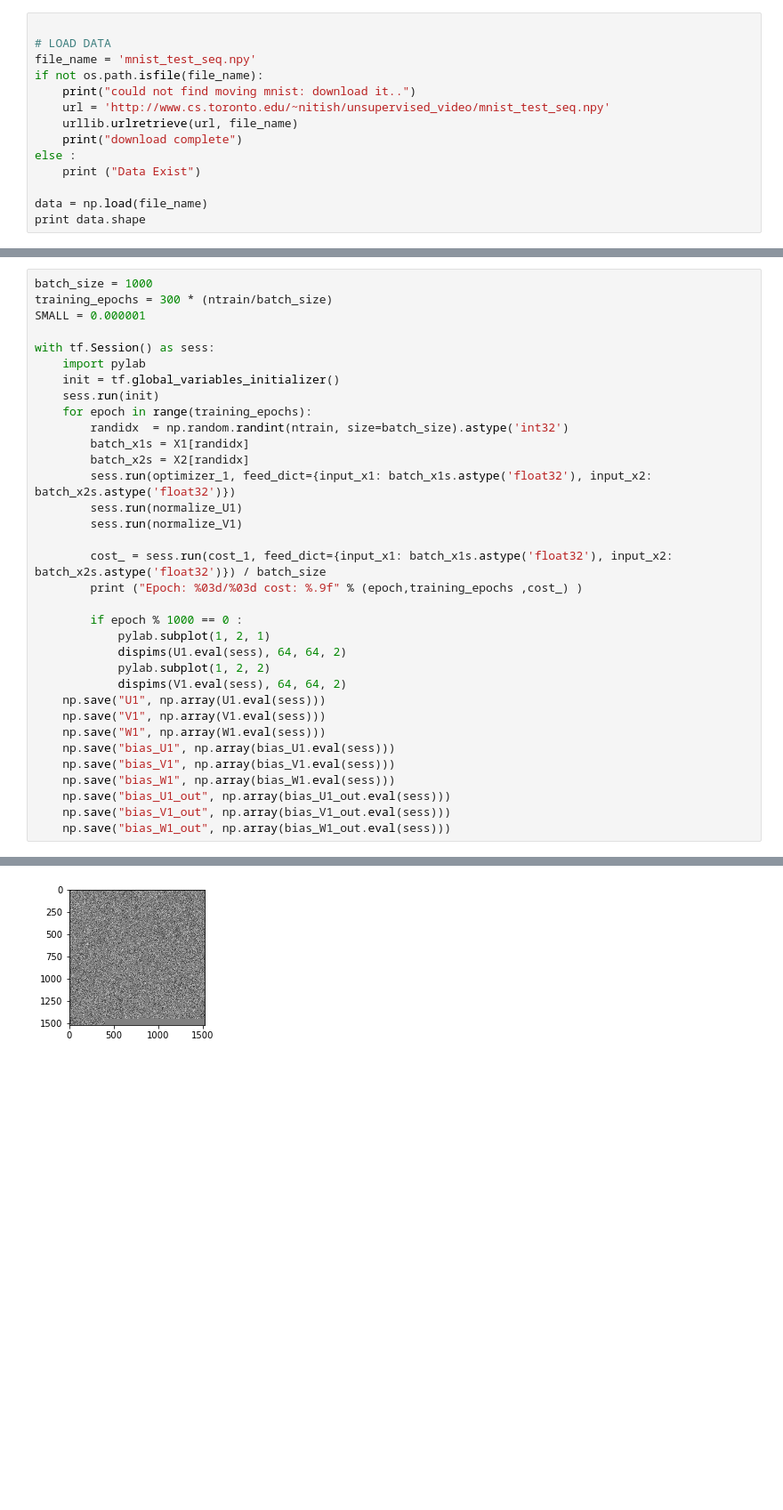
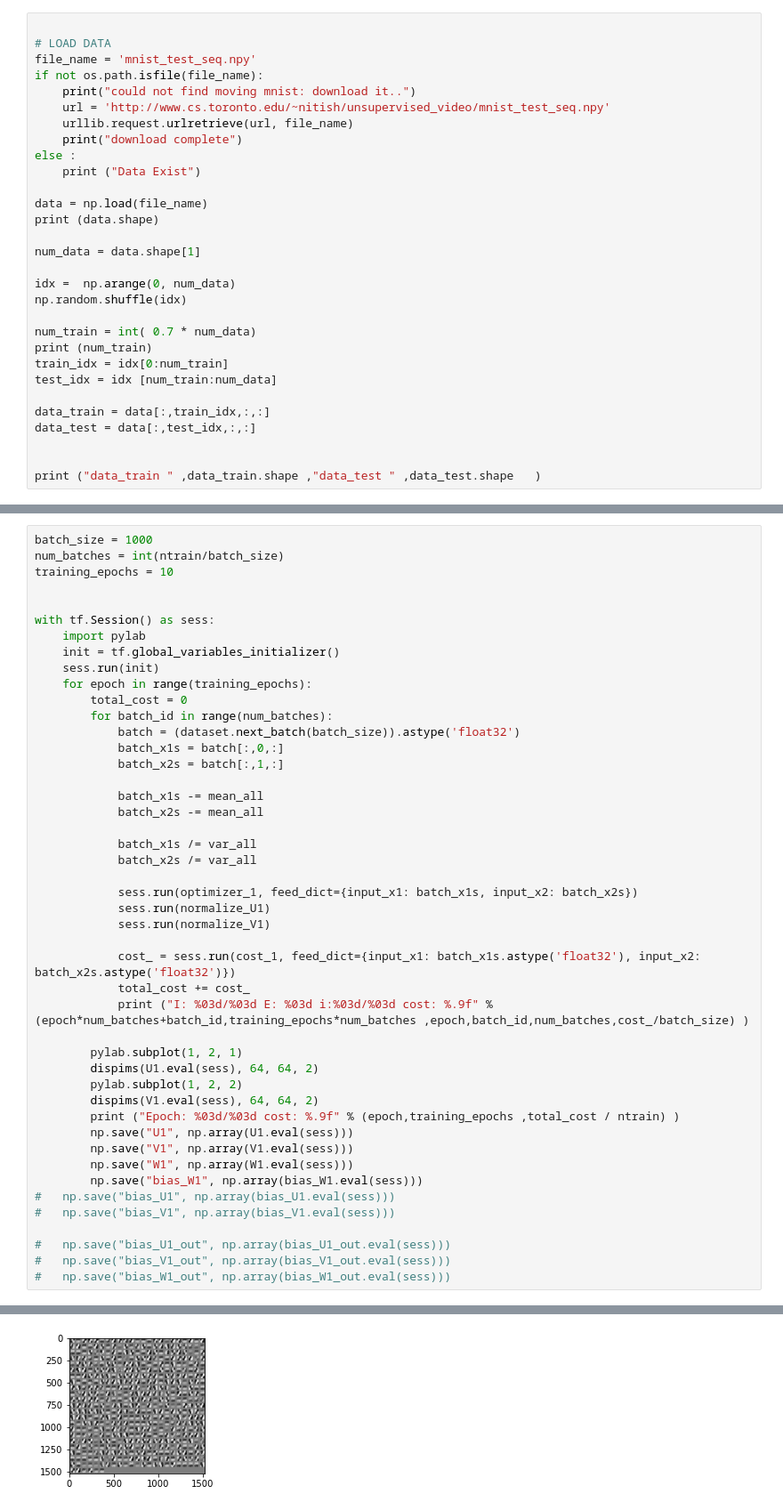
Before and after one commit to SabaaKiwan/gpulab, a Jupyter notebook: Grammer Cells/Grammer Cells.ipynb, the cells around one changed output, grey strips where cells are left out. Shown at 89% size. Drawn from its saved outputs; the diff is of its cells as text; blank space fills up the shorter version.

```diff
--- a/Grammer Cells/Grammer Cells.ipynb
+++ b/Grammer Cells/Grammer Cells.ipynb
@@ -63,13 +109,29 @@ file_name = 'mnist_test_seq.npy'
 if not os.path.isfile(file_name):
     print("could not find moving mnist: download it..")
     url = 'http://www.cs.toronto.edu/~nitish/unsupervised_video/mnist_test_seq.npy'
-    urllib.urlretrieve(url, file_name)
+    urllib.request.urlretrieve(url, file_name)
     print("download complete")
 else :
     print ("Data Exist")
 
 data = np.load(file_name)
-print data.shape
+print (data.shape)
+
+num_data = data.shape[1]
+
+idx =  np.arange(0, num_data)
+np.random.shuffle(idx)
+
+num_train = int( 0.7 * num_data)
+print (num_train)
+train_idx = idx[0:num_train]
+test_idx = idx [num_train:num_data]
+
+data_train = data[:,train_idx,:,:]
+data_test = data[:,test_idx,:,:]
+
+
+print ("data_train " ,data_train.shape ,"data_test " ,data_test.shape   )
 # %% [output]
 Data Exist
 (20, 10000, 64, 64)
@@ -160,35 +234,47 @@ normalize_V1 = V1.assign(V1_normalized)
 # %%
 batch_size = 1000
-training_epochs = 300 * (ntrain/batch_size)
-SMALL = 0.000001
+num_batches = int(ntrain/batch_size)
+training_epochs = 10
+
 
 with tf.Session() as sess:
     import pylab
     init = tf.global_variables_initializer()
     sess.run(init)
     for epoch in range(training_epochs):
-        randidx  = np.random.randint(ntrain, size=batch_size).astype('int32')
-        batch_x1s = X1[randidx]
-        batch_x2s = X2[randidx]
-        sess.run(optimizer_1, feed_dict={input_x1: batch_x1s.astype('float32'), input_x2: batch_x2s.astype('float32')})
-        sess.run(normalize_U1)
-        sess.run(normalize_V1)
+        total_cost = 0
+        for batch_id in range(num_batches):
+            batch = (dataset.next_batch(batch_size)).astype('float32')
+            batch_x1s = batch[:,0,:]
+            batch_x2s = batch[:,1,:]
 
-        cost_ = sess.run(cost_1, feed_dict={input_x1: batch_x1s.astype('float32'), input_x2: batch_x2s.astype('float32')}) / batch_size
-        print ("Epoch: %03d/%03d cost: %.9f" % (epoch,training_epochs ,cost_) )
+            batch_x1s -= mean_all
+            batch_x2s -= mean_all
 
-        if epoch % 1000 == 0 :
-            pylab.subplot(1, 2, 1)
-            dispims(U1.eval(sess), 64, 64, 2)
-            pylab.subplot(1, 2, 2)
-            dispims(V1.eval(sess), 64, 64, 2)
-    np.save("U1", np.array(U1.eval(sess)))
-    np.save("V1", np.array(V1.eval(sess)))
-    np.save("W1", np.array(W1.eval(sess)))
-    np.save("bias_U1", np.array(bias_U1.eval(sess)))
-    np.save("bias_V1", np.array(bias_V1.eval(sess)))
-    np.save("bias_W1", np.array(bias_W1.eval(sess)))
-    np.save("bias_U1_out", np.array(bias_U1_out.eval(sess)))
-    np.save("bias_V1_out", np.array(bias_V1_out.eval(sess)))
-    np.save("bias_W1_out", np.array(bias_W1_out.eval(sess)))
+            batch_x1s /= var_all
+            batch_x2s /= var_all
+
+            sess.run(optimizer_1, feed_dict={input_x1: batch_x1s, input_x2: batch_x2s})
+            sess.run(normalize_U1)
+            sess.run(normalize_V1)
+
+            cost_ = sess.run(cost_1, feed_dict={input_x1: batch_x1s.astype('float32'), input_x2: batch_x2s.astype('float32')})
+            total_cost += cost_
+            print ("I: %03d/%03d E: %03d i:%03d/%03d cost: %.9f" % (epoch*num_batches+batch_id,training_epochs*num_batches ,epoch,batch_id,num_batches,cost_/batch_size) )
+
+        pylab.subplot(1, 2, 1)
+        dispims(U1.eval(sess), 64, 64, 2)
+        pylab.subplot(1, 2, 2)
+        dispims(V1.eval(sess), 64, 64, 2)
+        print ("Epoch: %03d/%03d cost: %.9f" % (epoch,training_epochs ,total_cost / ntrain) )
+        np.save("U1", np.array(U1.eval(sess)))
+        np.save("V1", np.array(V1.eval(sess)))
+        np.save("W1", np.array(W1.eval(sess)))
+        np.save("bias_W1", np.array(bias_W1.eval(sess)))
+#   np.save("bias_U1", np.array(bias_U1.eval(sess)))
+#   np.save("bias_V1", np.array(bias_V1.eval(sess)))
+
+#   np.save("bias_U1_out", np.array(bias_U1_out.eval(sess)))
+#   np.save("bias_V1_out", np.array(bias_V1_out.eval(sess)))
+#   np.save("bias_W1_out", np.array(bias_W1_out.eval(sess)))
 # %% [output]
@@ -197 +299 @@ Epoch: 000/59700 cost: 115081.256000000
-[figure, old version]
+[figure, new version]
```
Also changed, not shown: parts of 15 cells of this notebook, 30 other files.
